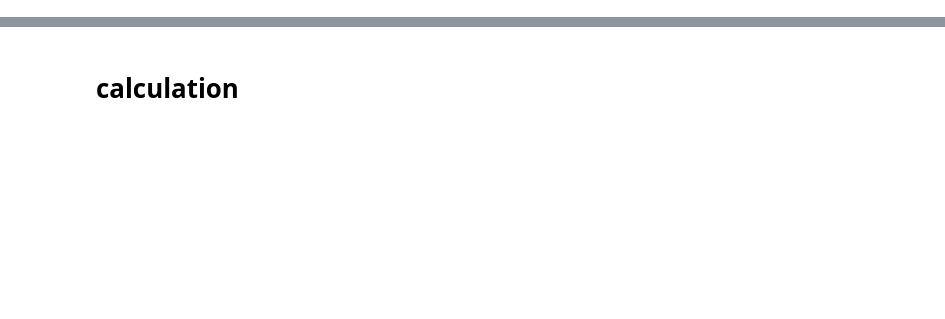
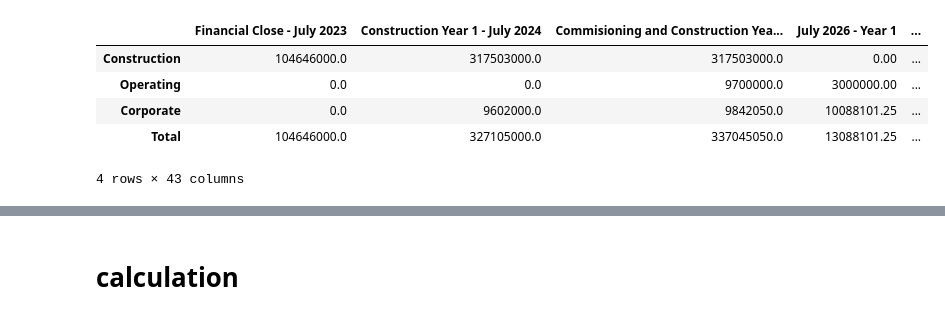
Before and after one commit to juliet29/projectFinance, a Jupyter notebook: analysis/eval.ipynb, the cells around one changed output, grey strips where cells are left out. Drawn from its saved outputs; the diff is of its cells as text; code cells hidden in the pictures; blank space fills up the shorter version.

```diff
--- a/analysis/eval.ipynb
+++ b/analysis/eval.ipynb
@@ -9,3 +10,13 @@ from model import *
 
 
 from enum import Enum
+# %%
+a = FinancialModel()
+a.calc_exp_df()
+# %% [output]
+|  | Financial Close - July 2023 | Construction Year 1 - July 2024 | Commisioning and Construction Yea... | July 2026 - Year 1 | ... |
+| Construction | 104646000.0 | 317503000.0 | 317503000.0 | 0.00 | ... |
+| Operating | 0.0 | 0.0 | 9700000.0 | 3000000.00 | ... |
+| Corporate | 0.0 | 9602000.0 | 9842050.0 | 10088101.25 | ... |
+| Total | 104646000.0 | 327105000.0 | 337045050.0 | 13088101.25 | ... |
+4 rows × 43 columns
```
Also changed, not shown: parts of 5 cells of this notebook, 4 other files.
